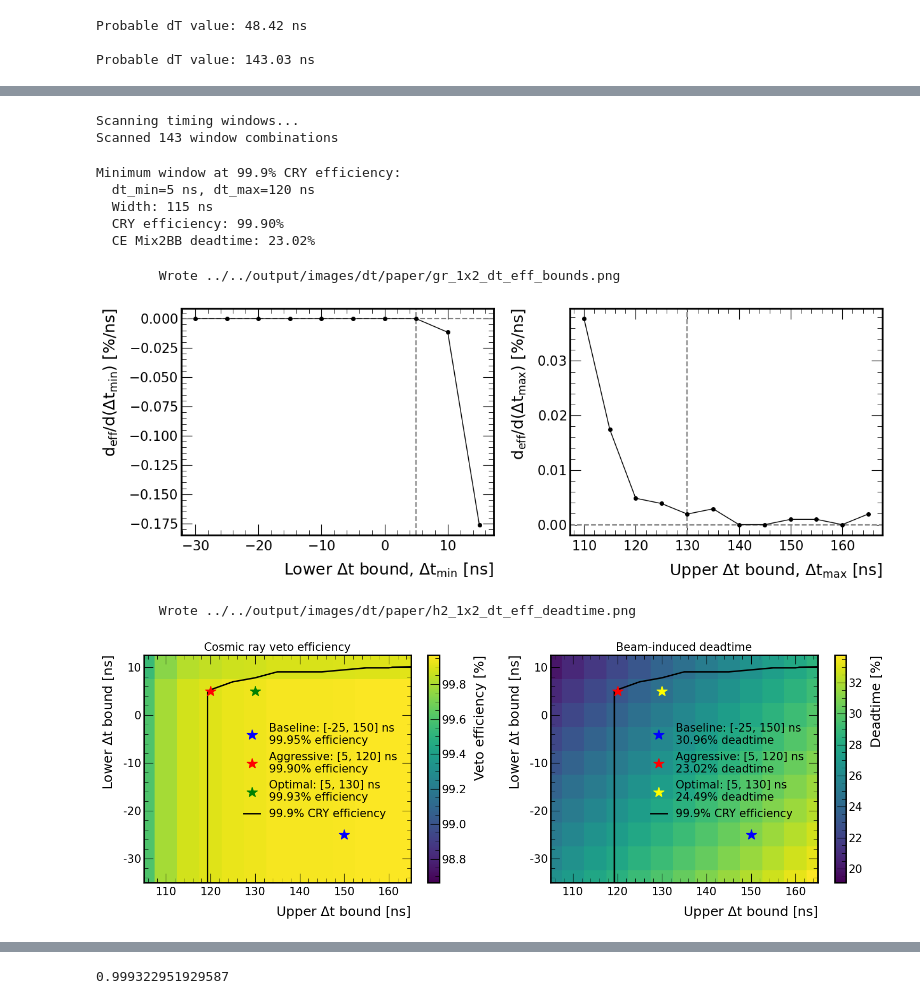
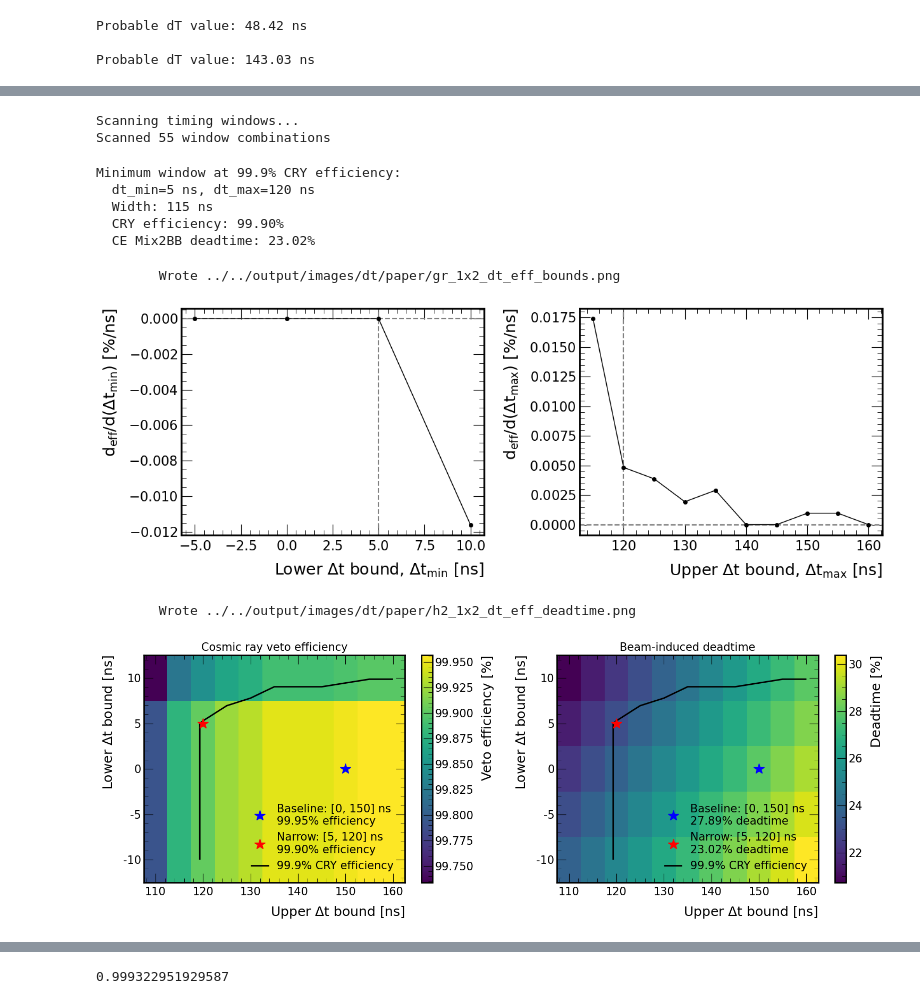
Before and after one commit to sam-grant/mu2e-cosmic, a Jupyter notebook: notebooks/dT/dt_optimisation.ipynb, the cells around one changed output, grey strips where cells are left out. Cells and saved outputs as stored; diff of their text form; code cells hidden in the pictures.

```diff
--- a/notebooks/dT/dt_optimisation.ipynb
+++ b/notebooks/dT/dt_optimisation.ipynb
@@ -309,11 +334,14 @@ print("Scanning timing windows...")
 # ax[1].set_xlim(105, 165)
 # ax[0].set_ylim(-35, 12.5)
 # ax[1].set_ylim(-35, 12.5)
-
+# ax[0].set_xlim(110, 165)
+# ax[1].set_xlim(110, 165)
+# ax[0].set_ylim(-10, 12.5)
+# ax[1].set_ylim(-10, 12.5)
 
 # Define ranges to scan
-lower_bounds = np.arange(-35, 20, 5)
-upper_bounds = np.arange(105, 170, 5)
+lower_bounds = np.arange(-10, 12.5, 5)
+upper_bounds = np.arange(110, 165, 5)
 
 results = []
 for dt_min in lower_bounds:
@@ -346,10 +374,10 @@ df_scan = pd.DataFrame(results)
 print(f"Scanned {len(df_scan)} window combinations")
 
 # Get baseline values
-baseline = df_scan[(df_scan['dt_min'] == -25) & (df_scan['dt_max'] == 150)].iloc[0]
+baseline = df_scan[(df_scan['dt_min'] == 0) & (df_scan['dt_max'] == 150)].iloc[0]
 # %% [output]
 Scanning timing windows...
-Scanned 143 window combinations
+Scanned 55 window combinations
 # %%
 # Find the minimum window width at 99.9% efficiency
 df_99p9 = df_scan[df_scan['eff_cry'] >= 99.9].copy()
@@ -378,7 +406,7 @@ slice_lower = df_scan[df_scan['dt_max'] == dt_max_fixed].sort_values('dt_min').c
 slice_lower['deff_ddt_min'] = slice_lower['eff_cry'].diff() / slice_lower['dt_min'].diff()
 
 # Scan 2: Vary dt_max (fix dt_min)
-dt_min_fixed = -25
+dt_min_fixed = 0
 slice_upper = df_scan[df_scan['dt_min'] == dt_min_fixed].sort_values('dt_max').copy()
 slice_upper['deff_ddt_max'] = slice_upper['eff_cry'].diff() / slice_upper['dt_max'].diff()
 
@@ -410,7 +438,7 @@ ax[0].axhline(0, ls='--', color='grey')
 ax[1].axhline(0, ls='--', color='grey')
 
 ax[0].axvline(5, ls='--', color='grey')
-ax[1].axvline(130, ls='--', color='grey')
+ax[1].axvline(120, ls='--', color='grey')
 
 plt.tight_layout()
 
@@ -420,7 +448,7 @@ print(f"\tWrote {out_name}")
 plt.show()
 # %% [output]
         Wrote ../../output/images/dt/paper/gr_1x2_dt_eff_bounds.png
-[figure, old version]
+[figure, new version]
 # %%
 fig, ax = plt.subplots(1, 2, figsize=(1.2*6.4*2, 1.2*4.8))
 
@@ -437,46 +465,48 @@ ax[0].set_ylabel(r'Lower $\Delta t$ bound [ns]')
 ax[0].set_title('Cosmic ray veto efficiency')
 cbar1 = plt.colorbar(im1, ax=ax[0])
 cbar1.set_label('Veto efficiency [%]')
-ax[0].plot(150, -25, marker='*', color="blue", markersize=15, linestyle='none', label=f'Baseline: [-25, 150] ns\n{baseline["eff_cry"]:.2f}% efficiency')
-ax[0].plot(aggressive['dt_max'], aggressive['dt_min'], marker='*', color='red', markersize=15, linestyle='none', label=f'Aggressive: [{aggressive["dt_min"]:.0f}, {aggressive["dt_max"]:.0f}] ns\n{aggressive["eff_cry"]:.2f}% efficiency')
-ax[0].plot(130, 5, marker='*', color='green', markersize=15, linestyle='none', label=f'Optimal: [5, 130] ns\n{optimal_new["eff_cry"]:.2f}% efficiency')
+ax[0].plot(150, 0, marker='*', color="blue", markersize=15, linestyle='none', label=f'Baseline: [0, 150] ns\n{baseline["eff_cry"]:.2f}% efficiency')
+ax[0].plot(aggressive['dt_max'], aggressive['dt_min'], marker='*', color='red', markersize=15, linestyle='none', label=f'Narrow: [{aggressive["dt_min"]:.0f}, {aggressive["dt_max"]:.0f}] ns\n{aggressive["eff_cry"]:.2f}% efficiency')
+# ax[0].plot(130, 5, marker='*', color='green', markersize=15, linestyle='none', label=f'Optimal: [5, 130] ns\n{optimal_new["eff_cry"]:.2f}% efficiency')
 ax[0].plot([], [], 'k-', linewidth=2, label='99.9% CRY efficiency')
 ax[0].legend(loc="best")
 
 # CE Mix2BB deadtime
 pivot_mix = df_scan.pivot(index='dt_min', columns='dt_max', values='eff_mix')
 im2 = ax[1].pcolormesh(pivot_mix.columns, pivot_mix.index, pivot_mix.values, cmap='viridis')
 contour_mix = ax[1].contour(pivot_cry.columns, pivot_cry.index, pivot_cry.values, levels=[99.9], colors='black', linewidths=2)
 ax[1].set_xlabel(r'Upper $\Delta t$ bound [ns]')
 ax[1].set_ylabel(r'Lower $\Delta t$ bound [ns]')
 ax[1].set_title('Beam-induced deadtime')
 cbar2 = plt.colorbar(im2, ax=ax[1])
 cbar2.set_label('Deadtime [%]')
-ax[1].plot(150, -25, marker='*', color="blue", markersize=15, linestyle='none', label=f'Baseline: [-25, 150] ns\n{baseline["eff_mix"]:.2f}% deadtime')
-ax[1].plot(aggressive['dt_max'], aggressive['dt_min'], marker='*', color='red', markersize=15, linestyle='none', label=f'Aggressive: [{aggressive["dt_min"]:.0f}, {aggressive["dt_max"]:.0f}] ns\n{aggressive["eff_mix"]:.2f}% deadtime')
-ax[1].plot(130, 5, marker='*', color='yellow', markersize=15, linestyle='none', label=f'Optimal: [5, 130] ns\n{optimal_new["eff_mix"]:.2f}% deadtime')
+ax[1].plot(150, 0, marker='*', color="blue", markersize=15, linestyle='none', label=f'Baseline: [0, 150] ns\n{baseline["eff_mix"]:.2f}% deadtime')
+ax[1].plot(aggressive['dt_max'], aggressive['dt_min'], marker='*', color='red', markersize=15, linestyle='none', label=f'Narrow: [{aggressive["dt_min"]:.0f}, {aggressive["dt_max"]:.0f}] ns\n{aggressive["eff_mix"]:.2f}% deadtime')
+# ax[1].plot(130, 5, marker='*', color='yellow', markersize=15, linestyle='none', label=f'Optimal: [5, 130] ns\n{optimal_new["eff_mix"]:.2f}% deadtime')
 ax[1].plot([], [], 'k-', linewidth=2, label='99.9% CRY efficiency')
 ax[1].legend(loc="best")
 
 # Set ranges
-ax[0].set_xlim(105, 165)
-ax[1].set_xlim(105, 165)
-ax[0].set_ylim(-35, 12.5)
-ax[1].set_ylim(-35, 12.5)
+
+# ax[0].set_xlim(110, 165)
+# ax[1].set_xlim(110, 165)
+# ax[0].set_ylim(-10, 12.5)
+# ax[1].set_ylim(-10, 12.5)
+# ax[0].set_zlim(99.9, 100)
 
 # Move legend down a bit
-ax[0].legend(loc="upper right", bbox_to_anchor=(0.99, 0.75))
-ax[1].legend(loc="upper right", bbox_to_anchor=(0.99, 0.75))
+ax[0].legend(loc="lower right") # upper right", bbox_to_anchor=(0.99, 0.75))
+ax[1].legend(loc="lower right") # upper right", bbox_to_anchor=(0.99, 0.75))
 
 plt.tight_layout()
 
 out_name = img_base_path / "h2_1x2_dt_eff_deadtime.png"
 plt.savefig(out_name, dpi=300)
 print(f"\tWrote {out_name}")
 plt.show()
 # %% [output]
         Wrote ../../output/images/dt/paper/h2_1x2_dt_eff_deadtime.png
-[figure, old version]
+[figure, new version]
 # %%
 fig, ax = plt.subplots()
 
```
Also changed, not shown: parts of 5 cells of this notebook.
